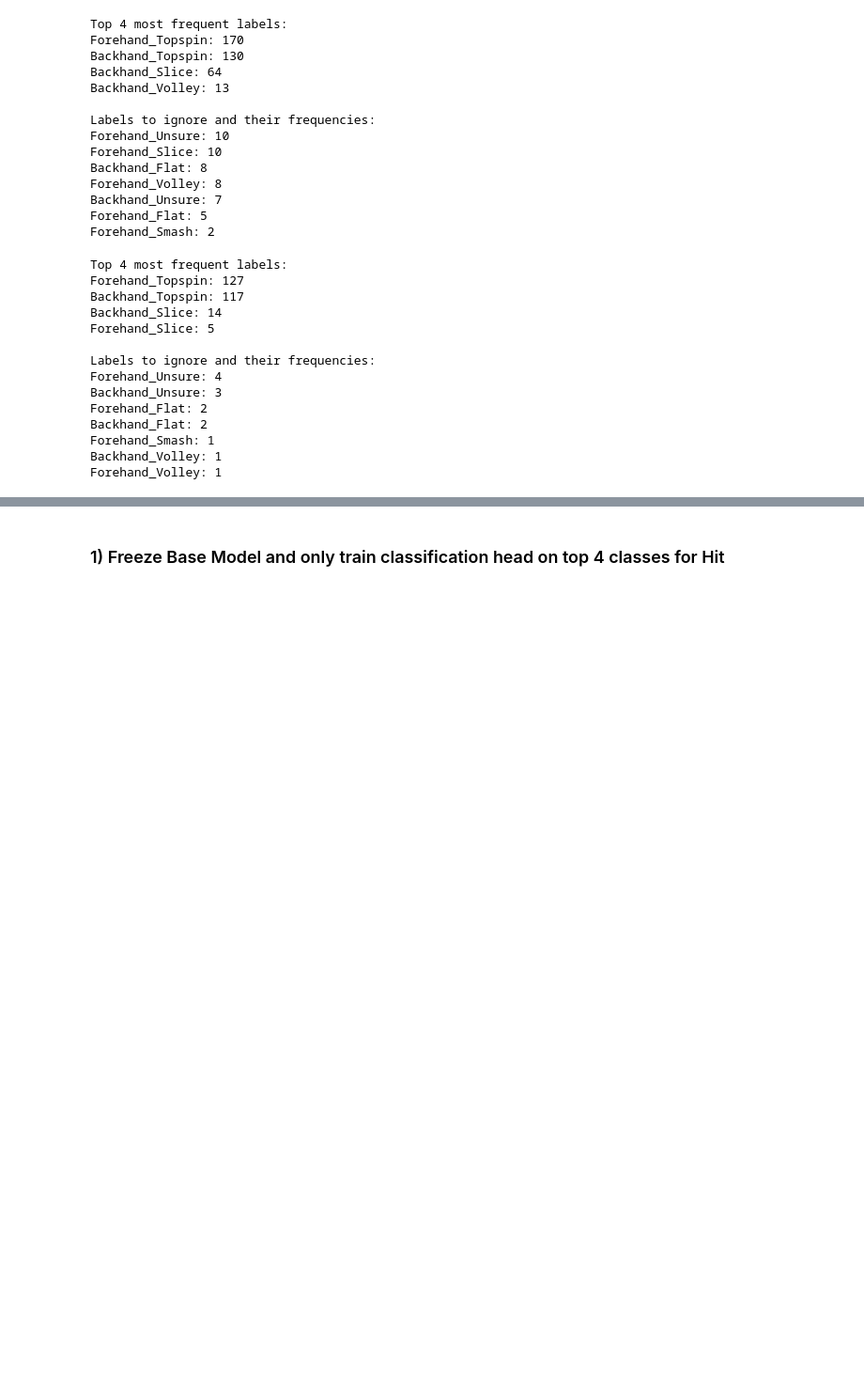
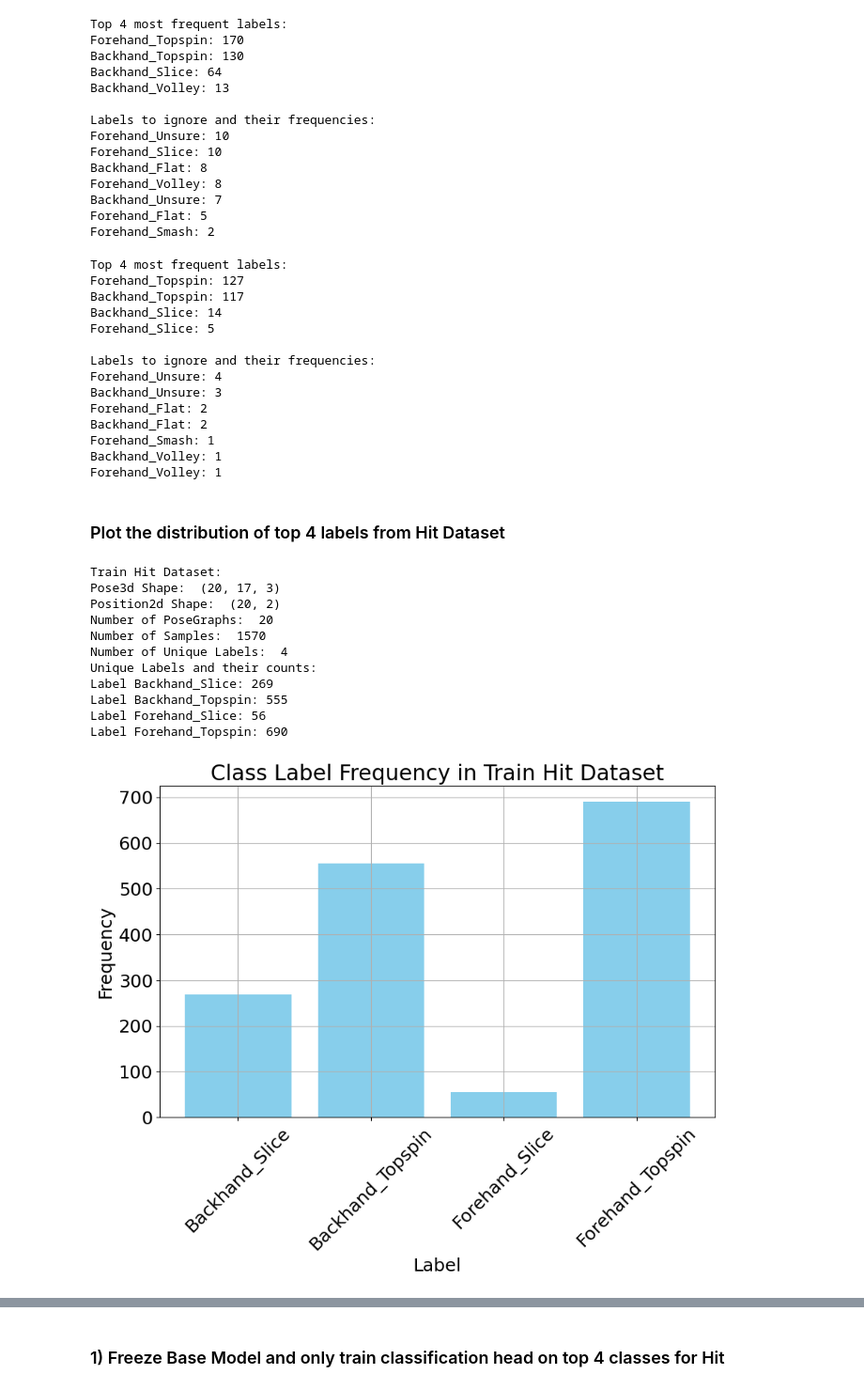
Before and after one commit to FlorSanders/Tennis_Shot_Prediction, a Jupyter notebook: src/train/DownstreamTask.ipynb, the cells around one changed output, grey strips where cells are left out. Shown at 94% size. Cells and saved outputs as stored; diff of their text form; code cells hidden in the pictures; blank space fills up the shorter version.

Commit message:
Minor updates to "DownstreamTask.ipynb"

```diff
--- a/src/train/DownstreamTask.ipynb
+++ b/src/train/DownstreamTask.ipynb
@@ -49,10 +49,10 @@ val_hit_dataset = HitDataset(labels_path = val_path)
 # %%
 test_hit_dataset = HitDataset(labels_path = test_path)
 # %%
-def get_label_dict(task):
+def get_label_dict(task, keep_labels = None):
 
         if task == 'hit':
-            return {
+            label_dict = {
                 0: 'Backhand_Flat',
                 1: 'Backhand_Slice',
                 2: 'Backhand_Topspin',
@@ -65,17 +65,33 @@ def get_label_dict(task):
                 9: 'Forehand_Unsure',
                 10: 'Forehand_Volley'
             }
+
+            if keep_labels:
+                filtered_label_dict = {}
+                count = 0
+                for key, value in label_dict.items():
+                    if value in keep_labels:
+                        filtered_label_dict[count] = value
+                        count += 1
+                label_dict = filtered_label_dict
+            return label_dict
+
         elif task == 'serve':
             return {
                 0: 'Fault',
                 1: 'In'
             }
-def get_data_info(dataset, dataset_name, task="serve"):
+
+def get_data_info(dataset, dataset_name, task="serve", keep_labels = None):
     pose3d_list = []
     position2d_list = []
     poseGraph_list = []
     label_list = []
-    label_dict = get_label_dict(task)
+    if keep_labels:
+        label_dict = get_label_dict(task, keep_labels)
+    else:
+        label_dict = get_label_dict(task)
+
 
     print(f"{dataset_name}:")
 
@@ -451,3 +469,26 @@ Backhand_Flat: 2
 Forehand_Smash: 1
 Backhand_Volley: 1
 Forehand_Volley: 1
+# %% [markdown]
+### Plot the distribution of top 4 labels from Hit Dataset
+# %%
+hit_labels_keep = ["Forehand_Topspin", "Backhand_Topspin", "Backhand_Slice", "Forehand_Slice"]
+# %%
+train_hit_dataset = HitDataset(labels_path = train_path, keep_labels=hit_labels_keep)
+val_hit_dataset = HitDataset(labels_path = val_path, keep_labels=hit_labels_keep)
+test_hit_dataset = HitDataset(labels_path = test_path, keep_labels=hit_labels_keep)
+# %%
+get_data_info(train_hit_dataset, "Train Hit Dataset", task="hit", keep_labels=hit_labels_keep)
+# %% [output]
+Train Hit Dataset:
+Pose3d Shape:  (20, 17, 3)
+Position2d Shape:  (20, 2)
+Number of PoseGraphs:  20
+Number of Samples:  1570
+Number of Unique Labels:  4
+Unique Labels and their counts:
+Label Backhand_Slice: 269
+Label Backhand_Topspin: 555
+Label Forehand_Slice: 56
+Label Forehand_Topspin: 690
+[figure, added]
```
Also changed, not shown: parts of 3 cells of this notebook.
